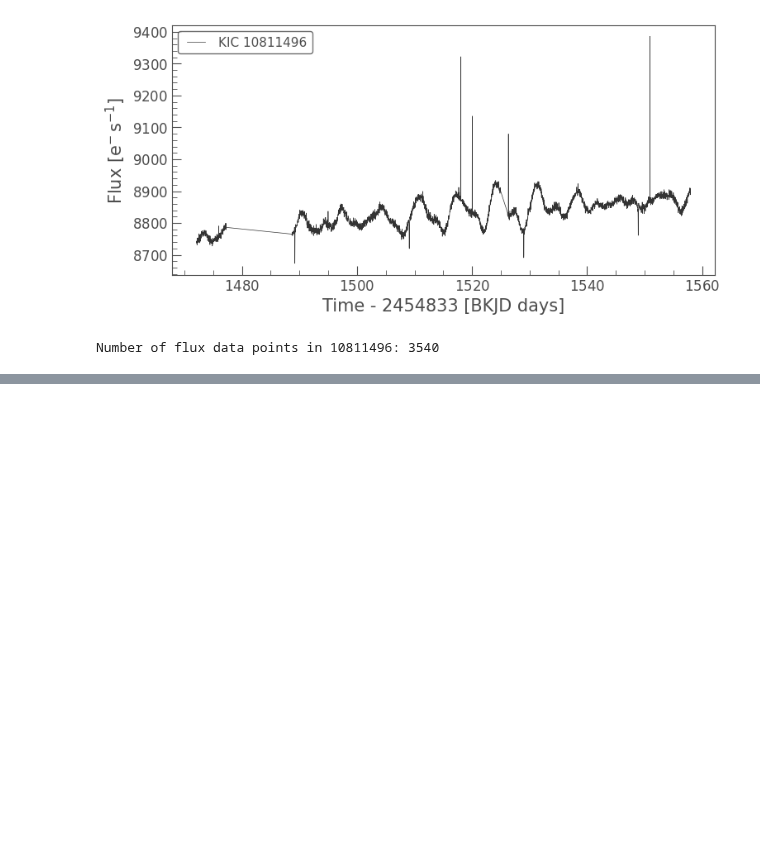
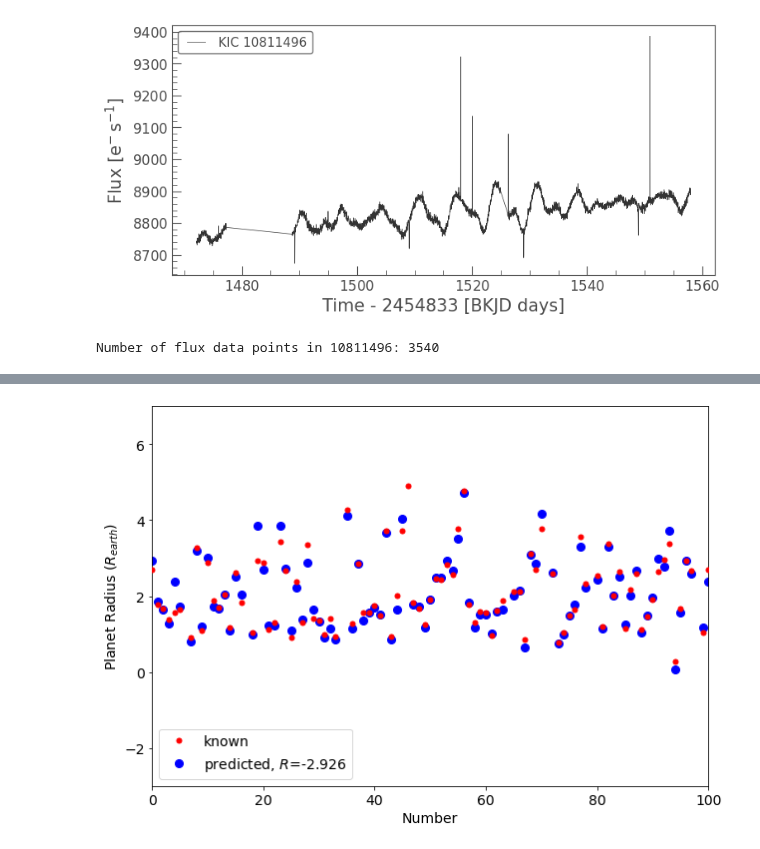
Before and after one commit to nicholasproietti/LGM, a Jupyter notebook: Kepler_Light_Curve_Reader.ipynb, the cells around one changed output, grey strips where cells are left out. Drawn from its saved outputs; the diff is of its cells as text; code cells hidden in the pictures; blank space fills up the shorter version.

```diff
--- a/Kepler_Light_Curve_Reader.ipynb
+++ b/Kepler_Light_Curve_Reader.ipynb
@@ -258,0 +362,4 @@ files.download('Kepler_LCs.zip')
+# %%
+test_validate2(x_test=x_test, y_test=y_test, y_predict=y_predict, classifier=mlp)
+# %% [output]
+[figure, added]
```
Also changed, not shown: parts of 22 cells of this notebook.
